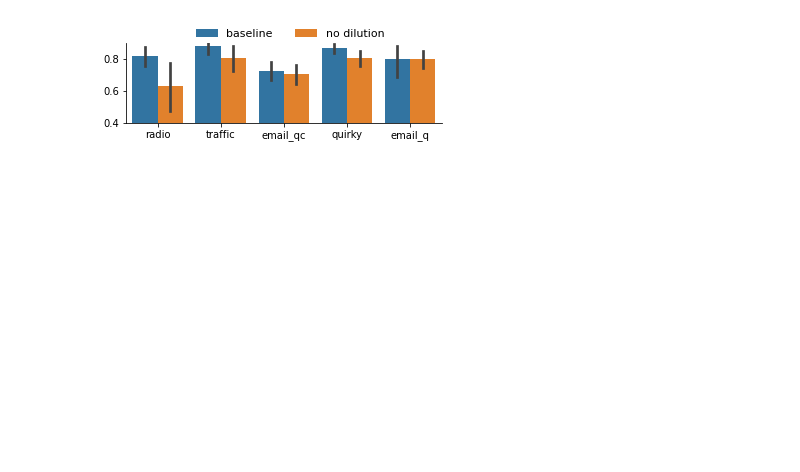
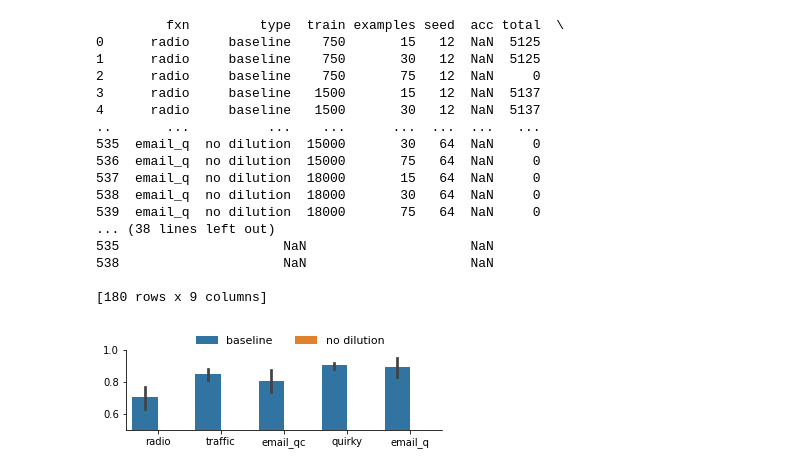
Before and after one commit to esteng/calibration_miso, a Jupyter notebook: intent/difficult_analysis.ipynb, the cells around one changed output. Cells and saved outputs as stored; diff of their text form; code cells hidden in the pictures; blank space fills up the shorter version.

```diff
--- a/intent/difficult_analysis.ipynb
+++ b/intent/difficult_analysis.ipynb
@@ -115,7 +115,7 @@ def get_accuracy_calflow(pred_tgt, true_src, true_tgt, fxn, triggers, invert=Fal
         return np.nan, [], [], 0
     return acc, correct_examples, incorrect_examples, total
 # %%
-%%capture
+# %%capture
 
 def collect_intent(paths_and_types, splits = [750, 1500, 3000, 7500, 15000, 18000], fxn_splits = [15, 30, 75], intents=[50, 66, 16, 27, 15], seeds=[12, 31, 64],
                     train_data_path = "/home/estengel/incremental-function-learning/intent/data/nlu_eval_data/"):
@@ -139,5 +139,5 @@ def collect_intent(paths_and_types, splits = [750, 1500, 3000, 7500, 15000, 1800
     return df
 
 
-df2 = collect_intent([("/brtx/603-nvme1/estengel/intent_fixed_test/intent/", "baseline"),
-                     ("/brtx/603-nvme1/estengel/intent_fixed_test/intent_no_source/", "no dilution")])
+df2 = collect_intent([("/brtx/606-nvme1/estengel/intent_fixed_test/intent_no_shuffle/", "baseline"),
+                     ("/brtx/604-nvme1/estengel/intent_fixed_test/intent_no_source_manual_new/", "no dilution")])
@@ -199,30 +216,48 @@ calflow_df = pd.read_csv("/home/estengel/papers/incremental_function_learning/re
 # %%
 
 fig, ax = plt.subplots(1,1, figsize=(5,2.05), sharex=True, sharey=True)
-
+print(df2)
 intent_df = df2[df2['examples']==30]
+print(intent_df)
 
 sns.barplot(data=intent_df,  x="fxn", y = "acc_has_trigger_no_fxn", hue="type", ax=ax) #, palette=color_mapping)
 # sns.barplot(data=intent_df,  x="fxn", y = "acc_no_trigger_has_fxn", hue="type", ax=ax[1]) #, palette=color_mapping)
-ax.set_ylim(0.4, 0.9)
+ax.set_ylim(0.5, 1.0)
 # ax[1].set_ylim(0.4, 0.9)
 ax.set_xlabel("")
 # ax[0].legend([],[])
 ax.legend(**{"fontsize": 11, "frameon": False, "ncol": 2, "loc": 1, "bbox_to_anchor": (0.85, 1.3)})
 sns.despine()
 
 
 ax.set_ylabel("")
 # ax[1].set_ylabel("-trigger, +intent")
 # ax[1].set_xlabel("")
 
 # plt.xticks(rotation=45)
 
 
 plt.tight_layout()
 plt.savefig("/home/estengel/papers/incremental_function_learning/figures/for_paper/difficult_examples_intent.pdf",  bbox_inches='tight')
 # %% [output]
+         fxn         type  train examples seed  acc total  \
+0      radio     baseline    750       15   12  NaN  5125
+1      radio     baseline    750       30   12  NaN  5125
+2      radio     baseline    750       75   12  NaN     0
+3      radio     baseline   1500       15   12  NaN  5137
+4      radio     baseline   1500       30   12  NaN  5137
+..       ...          ...    ...      ...  ...  ...   ...
+535  email_q  no dilution  15000       30   64  NaN     0
+536  email_q  no dilution  15000       75   64  NaN     0
+537  email_q  no dilution  18000       15   64  NaN     0
+538  email_q  no dilution  18000       30   64  NaN     0
+539  email_q  no dilution  18000       75   64  NaN     0
+... (38 lines left out)
+535                     NaN                     NaN
+538                     NaN                     NaN
+
+[180 rows x 9 columns]
-[figure, old version]
+[figure, new version]
 # %%
 
 fig, ax = plt.subplots(1,1, figsize=(4,4))
```
Also changed, not shown: parts of 4 cells of this notebook, 17 other files.
